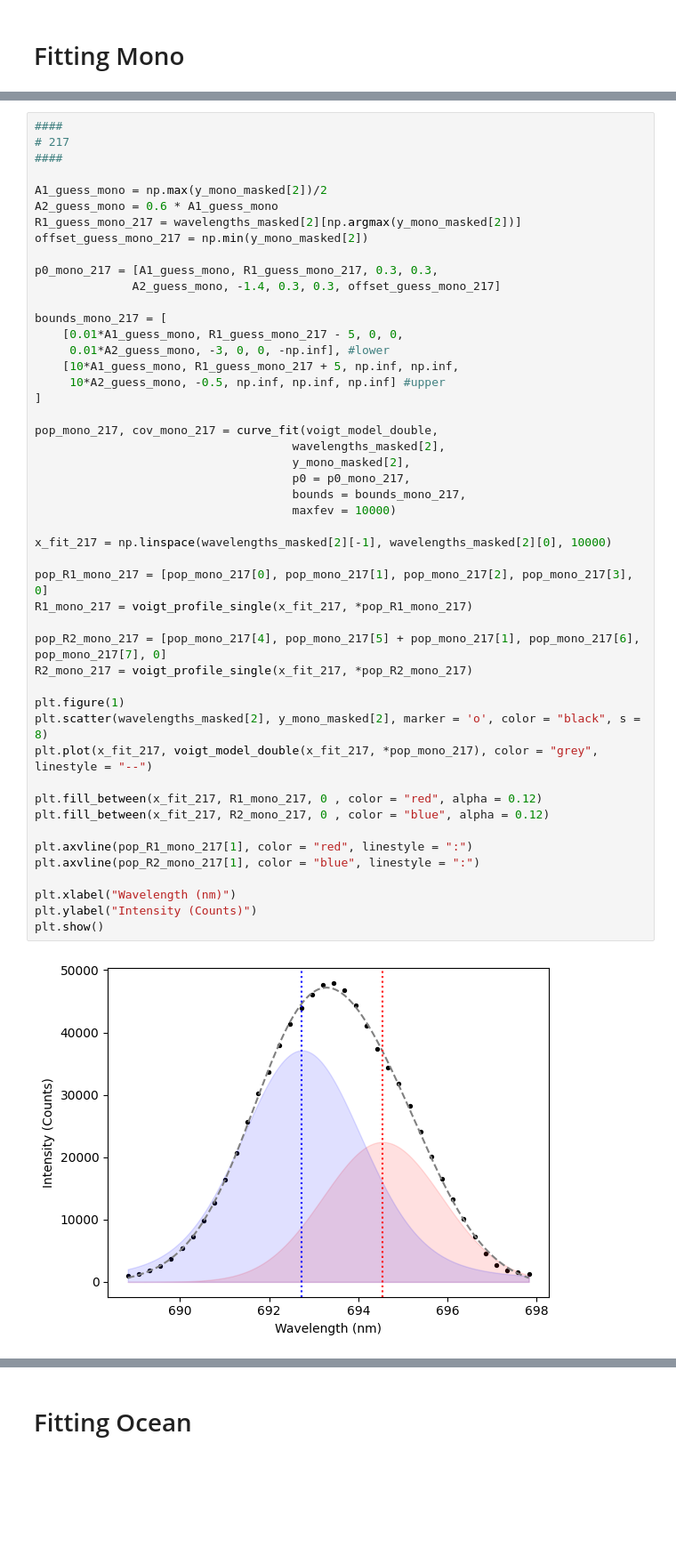
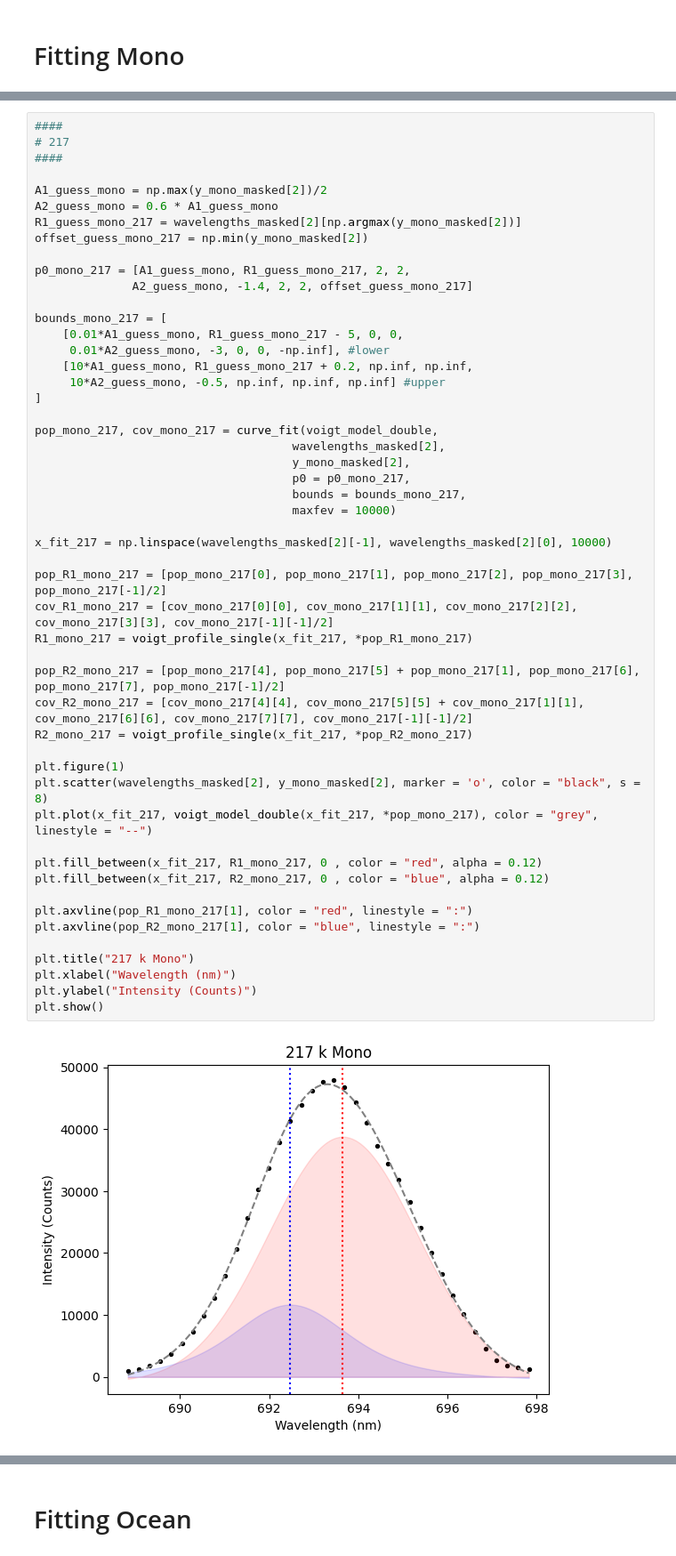
Before and after one commit to Sebastian426/Advanced-Lab-Code, a Jupyter notebook: Main_Results_Plots/Careful_Fits_Results_Table.ipynb, the cells around one changed output, grey strips where cells are left out. Shown at 89% size. Saved outputs shown, nothing was run; the diff lists cells and outputs as text; blank space fills up the shorter version.

```diff
--- a/Main_Results_Plots/Careful_Fits_Results_Table.ipynb
+++ b/Main_Results_Plots/Careful_Fits_Results_Table.ipynb
@@ -332,46 +333,49 @@ A2_guess_mono = 0.6 * A1_guess_mono
 R1_guess_mono_217 = wavelengths_masked[2][np.argmax(y_mono_masked[2])]
 offset_guess_mono_217 = np.min(y_mono_masked[2])
 
-p0_mono_217 = [A1_guess_mono, R1_guess_mono_217, 0.3, 0.3,
-              A2_guess_mono, -1.4, 0.3, 0.3, offset_guess_mono_217]
+p0_mono_217 = [A1_guess_mono, R1_guess_mono_217, 2, 2,
+              A2_guess_mono, -1.4, 2, 2, offset_guess_mono_217]
 
 bounds_mono_217 = [
     [0.01*A1_guess_mono, R1_guess_mono_217 - 5, 0, 0,
      0.01*A2_guess_mono, -3, 0, 0, -np.inf], #lower
-    [10*A1_guess_mono, R1_guess_mono_217 + 5, np.inf, np.inf,
+    [10*A1_guess_mono, R1_guess_mono_217 + 0.2, np.inf, np.inf,
      10*A2_guess_mono, -0.5, np.inf, np.inf, np.inf] #upper
 ]
 
 pop_mono_217, cov_mono_217 = curve_fit(voigt_model_double,
                                      wavelengths_masked[2],
                                      y_mono_masked[2],
                                      p0 = p0_mono_217,
                                      bounds = bounds_mono_217,
                                      maxfev = 10000)
 
 x_fit_217 = np.linspace(wavelengths_masked[2][-1], wavelengths_masked[2][0], 10000)
 
-pop_R1_mono_217 = [pop_mono_217[0], pop_mono_217[1], pop_mono_217[2], pop_mono_217[3], 0]
+pop_R1_mono_217 = [pop_mono_217[0], pop_mono_217[1], pop_mono_217[2], pop_mono_217[3], pop_mono_217[-1]/2]
+cov_R1_mono_217 = [cov_mono_217[0][0], cov_mono_217[1][1], cov_mono_217[2][2], cov_mono_217[3][3], cov_mono_217[-1][-1]/2]
 R1_mono_217 = voigt_profile_single(x_fit_217, *pop_R1_mono_217)
 
-pop_R2_mono_217 = [pop_mono_217[4], pop_mono_217[5] + pop_mono_217[1], pop_mono_217[6], pop_mono_217[7], 0]
+pop_R2_mono_217 = [pop_mono_217[4], pop_mono_217[5] + pop_mono_217[1], pop_mono_217[6], pop_mono_217[7], pop_mono_217[-1]/2]
+cov_R2_mono_217 = [cov_mono_217[4][4], cov_mono_217[5][5] + cov_mono_217[1][1], cov_mono_217[6][6], cov_mono_217[7][7], cov_mono_217[-1][-1]/2]
 R2_mono_217 = voigt_profile_single(x_fit_217, *pop_R2_mono_217)
 
 plt.figure(1)
 plt.scatter(wavelengths_masked[2], y_mono_masked[2], marker = 'o', color = "black", s = 8)
 plt.plot(x_fit_217, voigt_model_double(x_fit_217, *pop_mono_217), color = "grey", linestyle = "--")
 
 plt.fill_between(x_fit_217, R1_mono_217, 0 , color = "red", alpha = 0.12)
 plt.fill_between(x_fit_217, R2_mono_217, 0 , color = "blue", alpha = 0.12)
 
 plt.axvline(pop_R1_mono_217[1], color = "red", linestyle = ":")
 plt.axvline(pop_R2_mono_217[1], color = "blue", linestyle = ":")
 
+plt.title("217 k Mono")
 plt.xlabel("Wavelength (nm)")
 plt.ylabel("Intensity (Counts)")
 plt.show()
 # %% [output]
-[figure, old version]
+[figure, new version]
 # %%
 ####
 # 298
```
Also changed, not shown: parts of 17 cells of this notebook, 1 other file.
